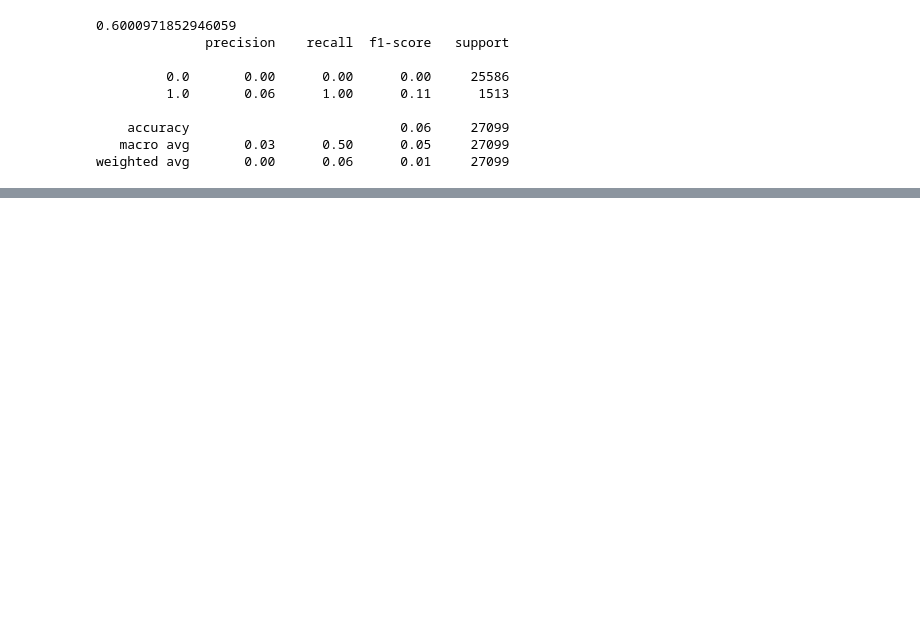
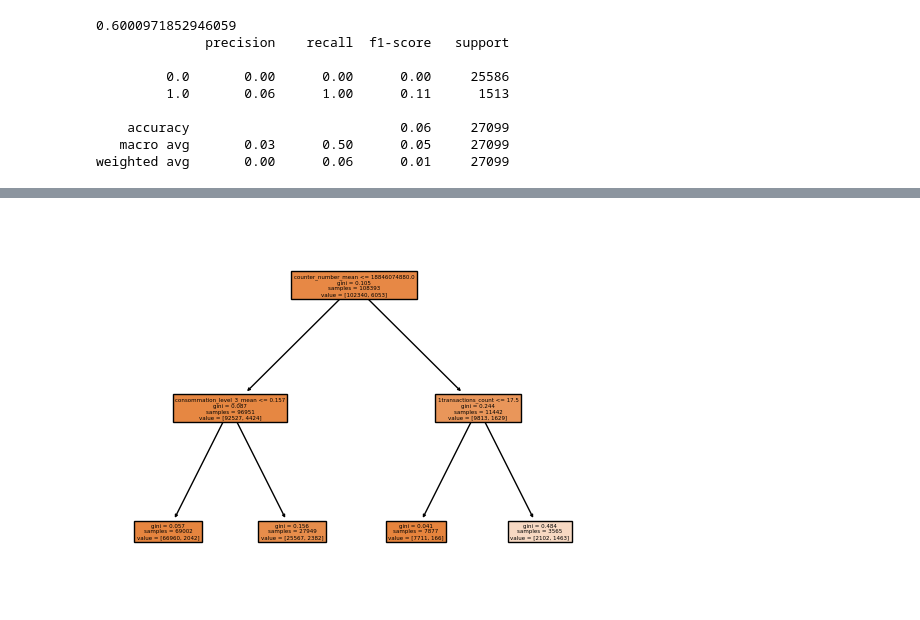
Before and after one commit to franzi105/Fraud-Detection, a Jupyter notebook: 03_Model.ipynb, the cells around one changed output, grey strips where cells are left out. Saved outputs shown, nothing was run; the diff lists cells and outputs as text; code cells hidden in the pictures; blank space fills up the shorter version.

```diff
--- a/03_Model.ipynb
+++ b/03_Model.ipynb
@@ -286,0 +341,9 @@ def train_predict(learner, X_train, y_train, X_test, y_test):
+# %%
+#Decision Tree
+tree = DecisionTreeClassifier(criterion = "gini", max_depth=2)
+model_list.append(tree)
+tree.fit(X_train, y_train)
+y_pred_tree = tree.predict(X_test)
+#y_proba = tree.predict_proba(X_test)
+print(roc_auc_score(y_test, tree.predict_proba(X_test)[:, 1]))
+print(classification_report(y_test, y_pred_tree))
@@ -286,0 +360,4 @@ def train_predict(learner, X_train, y_train, X_test, y_test):
+# %%
+dectree_plot = plot_tree(tree, feature_names=X_train.columns, filled=True)
+# %% [output]
+[figure, added]
```
Also changed, not shown: parts of 41 cells of this notebook, 2 other files.
